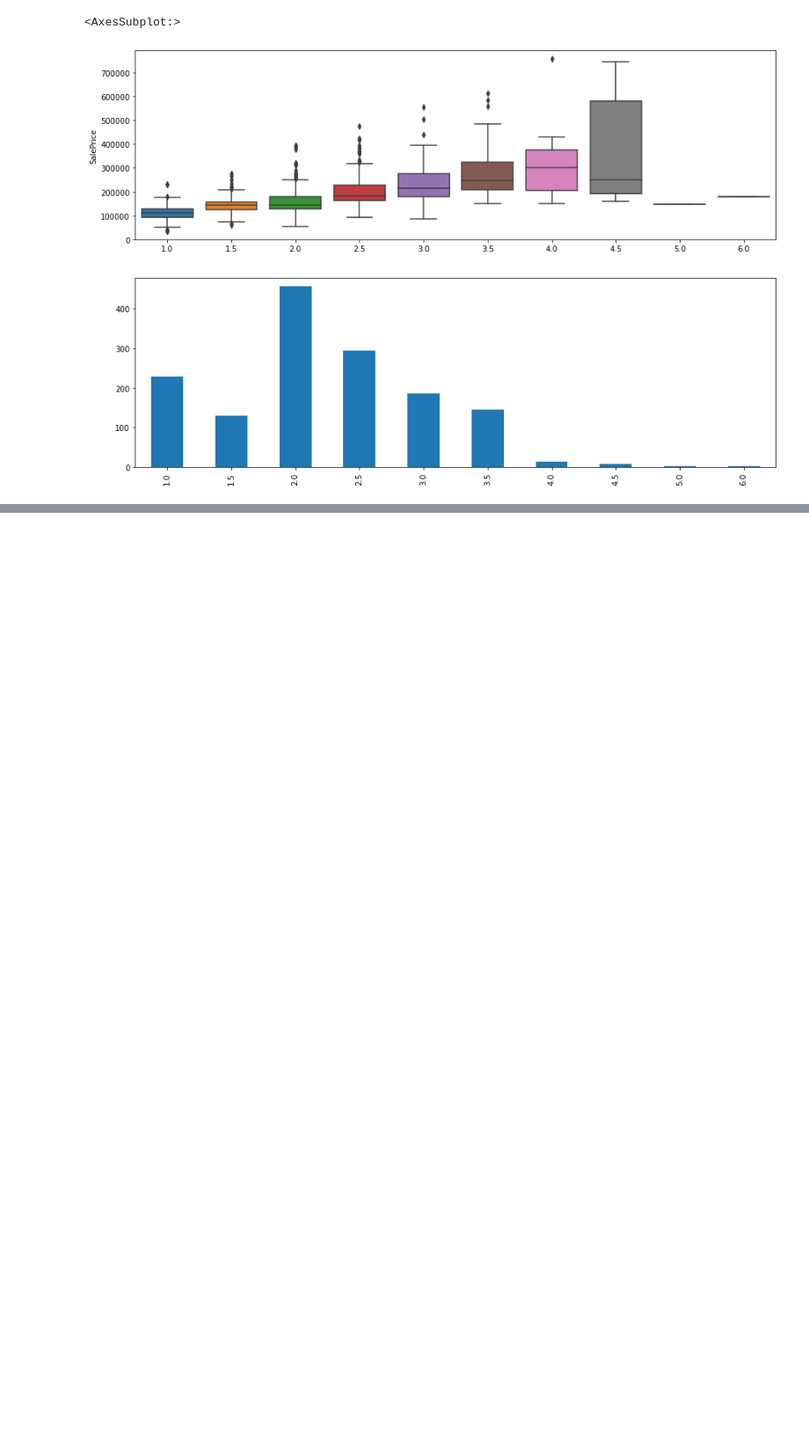
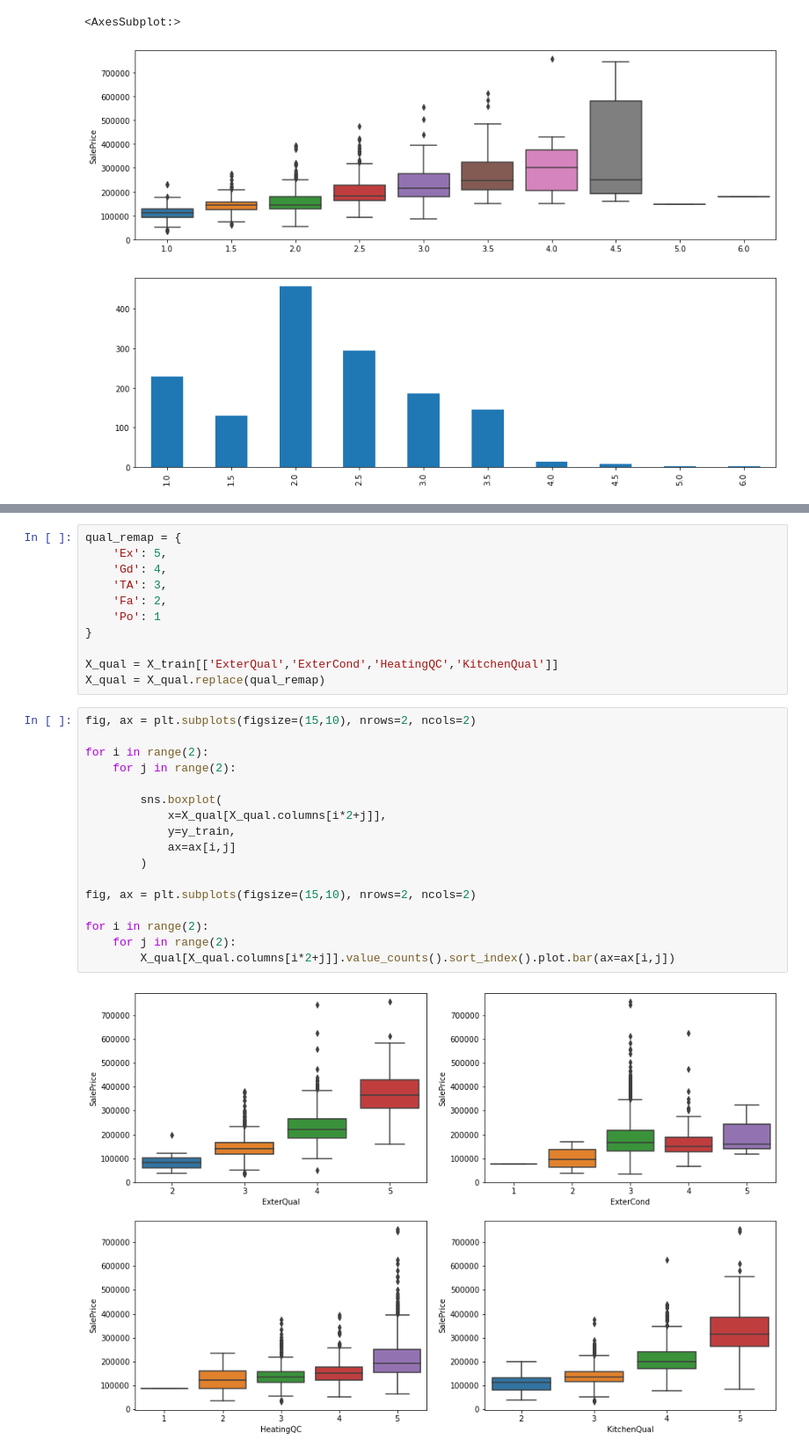
Before and after one commit to ejaebeen/house_prices, a Jupyter notebook: jupyter notebook/EDA.ipynb, the cells around one changed output, grey strips where cells are left out. Shown: that part at 88% size. Saved outputs shown, nothing was run; the diff lists cells and outputs as text; blank space fills up the shorter version.

```diff
--- a/jupyter notebook/EDA.ipynb
+++ b/jupyter notebook/EDA.ipynb
@@ -233,0 +357,30 @@ total_bathroom.value_counts().sort_index().plot.bar(ax[1])
+# %%
+qual_remap = {
+    'Ex': 5,
+    'Gd': 4,
+    'TA': 3,
+    'Fa': 2,
+    'Po': 1
+}
+
+X_qual = X_train[['ExterQual','ExterCond','HeatingQC','KitchenQual']]
+X_qual = X_qual.replace(qual_remap)
+# %%
+fig, ax = plt.subplots(figsize=(15,10), nrows=2, ncols=2)
+
+for i in range(2):
+    for j in range(2):
+
+        sns.boxplot(
+            x=X_qual[X_qual.columns[i*2+j]],
+            y=y_train,
+            ax=ax[i,j]
+        )
+
+fig, ax = plt.subplots(figsize=(15,10), nrows=2, ncols=2)
+
+for i in range(2):
+    for j in range(2):
+        X_qual[X_qual.columns[i*2+j]].value_counts().sort_index().plot.bar(ax=ax[i,j])
+# %% [output]
+[figure, added]
```
Also changed, not shown: parts of 26 cells of this notebook.
